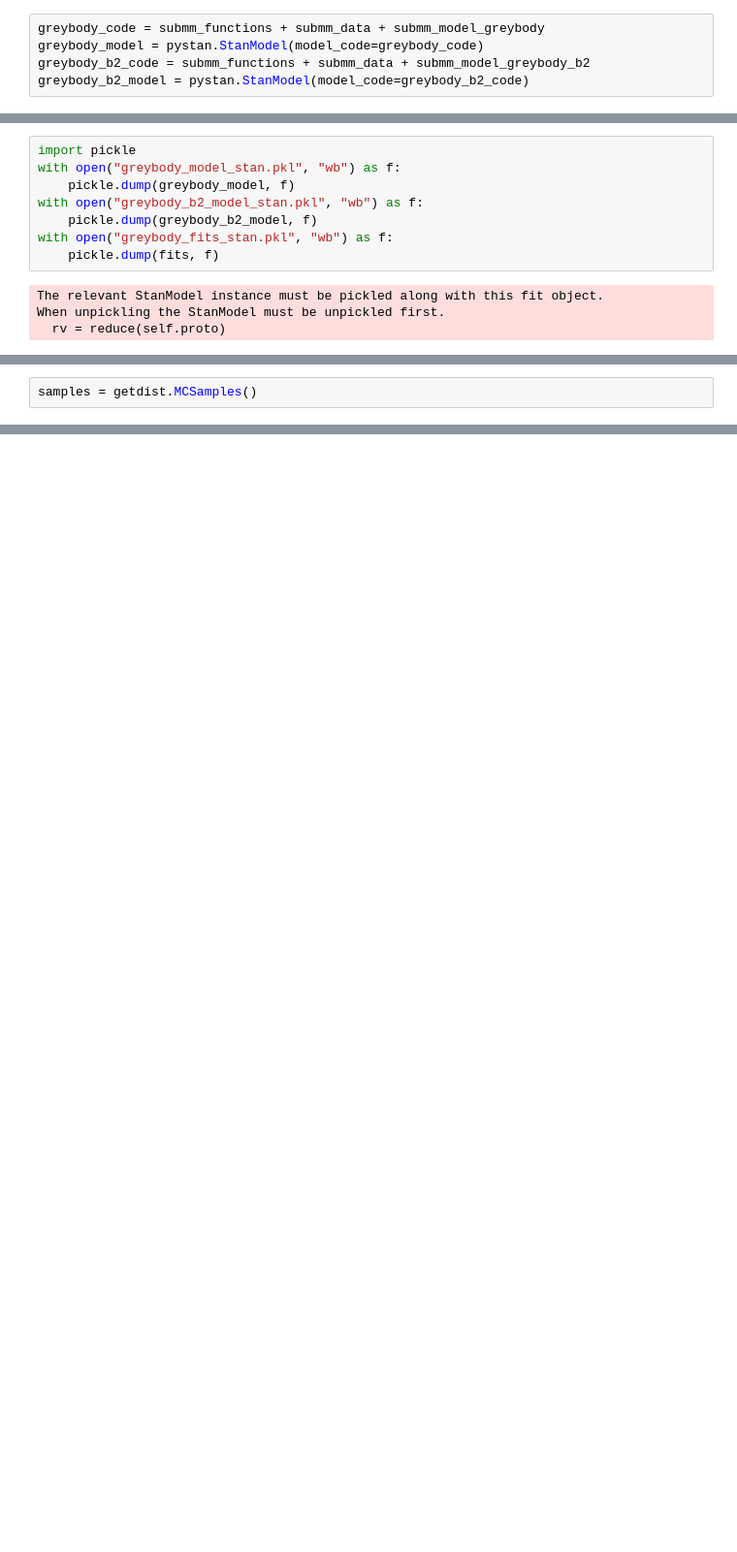
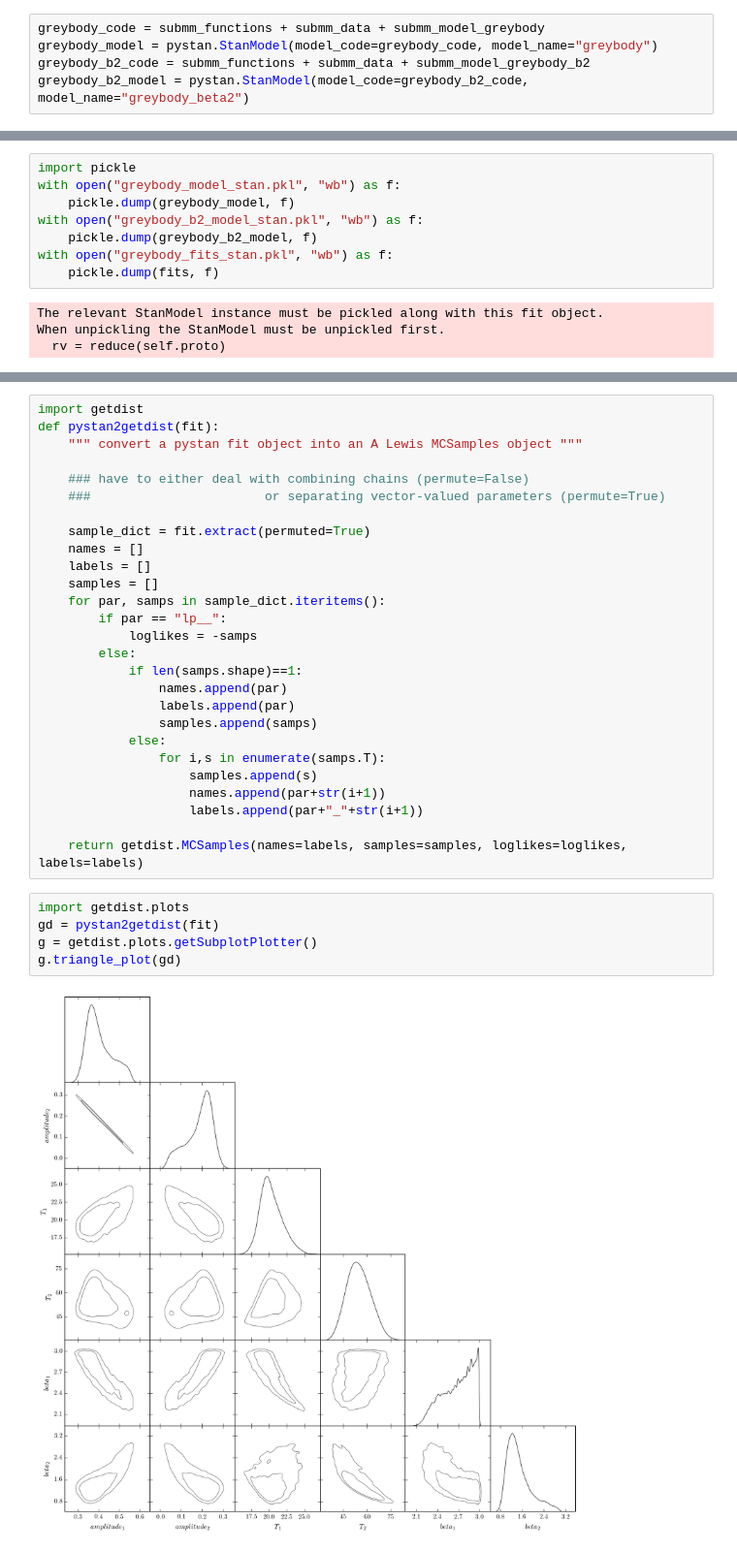
Before and after one commit to defjaf/MCMC, a Jupyter notebook: submmSED/subMM_pystan.ipynb, the cells around one changed output, grey strips where cells are left out. Shown at 97% size. Cells and saved outputs as stored; diff of their text form; blank space fills up the shorter version.

Commit message:
more pystan and getdist

```diff
--- a/submmSED/subMM_pystan.ipynb
+++ b/submmSED/subMM_pystan.ipynb
@@ -179,9 +179,9 @@ submm_model_greybody_b2 = """
 """
 # %%
 greybody_code = submm_functions + submm_data + submm_model_greybody
-greybody_model = pystan.StanModel(model_code=greybody_code)
+greybody_model = pystan.StanModel(model_code=greybody_code, model_name="greybody")
 greybody_b2_code = submm_functions + submm_data + submm_model_greybody_b2
-greybody_b2_model = pystan.StanModel(model_code=greybody_b2_code)
+greybody_b2_model = pystan.StanModel(model_code=greybody_b2_code, model_name="greybody_beta2")
 # %%
 obj = 7
 dobj = d[obj]
@@ -284,2 +286,0 @@ import getdist
-# %%
-samples = getdist.MCSamples()
@@ -287,0 +287,34 @@ samples.setSamples?
+# %%
+import getdist
+def pystan2getdist(fit):
+    """ convert a pystan fit object into an A Lewis MCSamples object """
+
+    ### have to either deal with combining chains (permute=False)
+    ###                       or separating vector-valued parameters (permute=True)
+
+    sample_dict = fit.extract(permuted=True)
+    names = []
+    labels = []
+    samples = []
+    for par, samps in sample_dict.iteritems():
+        if par == "lp__":
+            loglikes = -samps
+        else:
+            if len(samps.shape)==1:
+                names.append(par)
+                labels.append(par)
+                samples.append(samps)
+            else:
+                for i,s in enumerate(samps.T):
+                    samples.append(s)
+                    names.append(par+str(i+1))
+                    labels.append(par+"_"+str(i+1))
+
+    return getdist.MCSamples(names=labels, samples=samples, loglikes=loglikes, labels=labels)
+# %%
+import getdist.plots
+gd = pystan2getdist(fit)
+g = getdist.plots.getSubplotPlotter()
+g.triangle_plot(gd)
+# %% [output]
+[figure, added]
```
Also changed, not shown: parts of 5 cells of this notebook, 1 other file.
